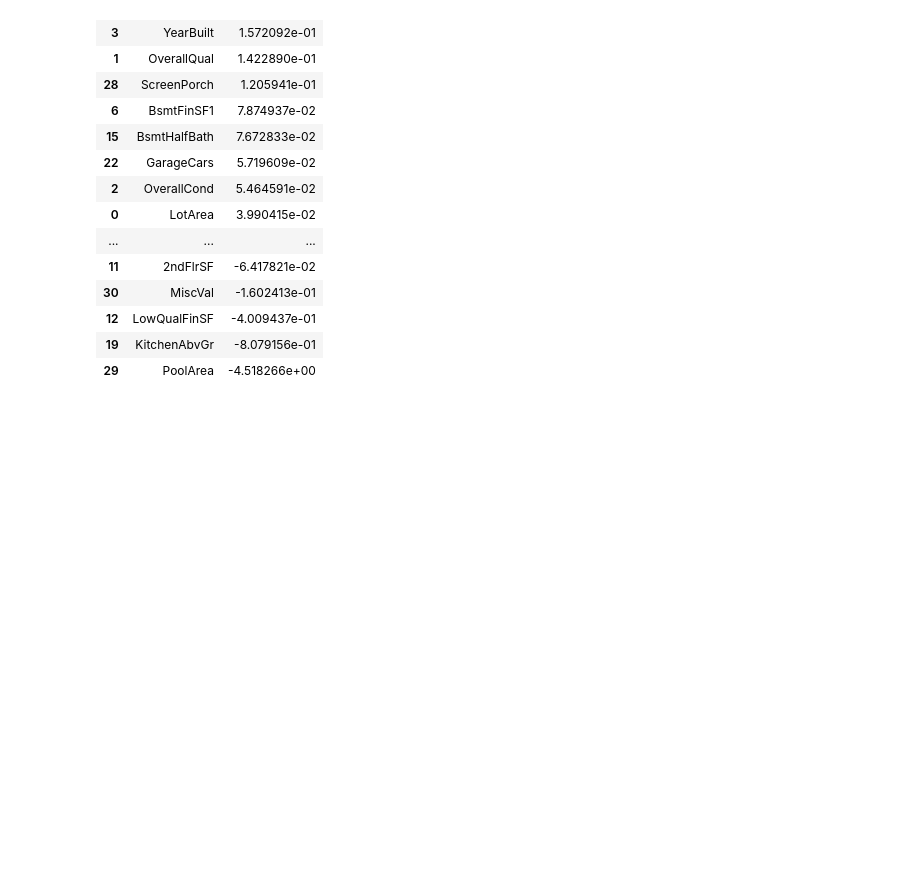
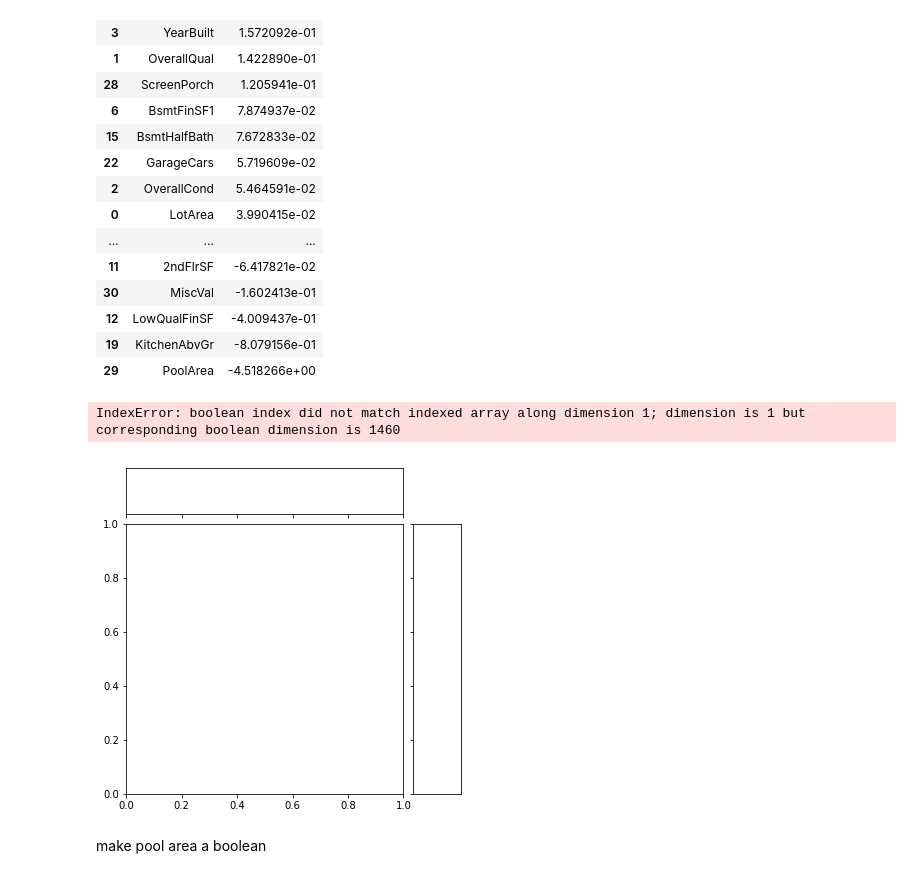
Before and after one commit to dhruvnigam93/hosr_rpice_prediction, a Jupyter notebook: Untitled.ipynb, the cells around one changed output. Drawn from its saved outputs; the diff is of its cells as text; code cells hidden in the pictures; blank space fills up the shorter version.

```diff
--- a/Untitled.ipynb
+++ b/Untitled.ipynb
@@ -239,7 +233,8 @@ GridSearchCV(cv=5, error_score='raise-deprecating',
 # %%
-scale = RobustScaler()
+
 
 model = LinearRegression()
-model.fit(scale.fit_transform(train_data_num_tran), np.log(y))
-model.score(scale.fit_transform(train_data_num_tran) , np.log(y))
+evaluate_model(model , train_data_num_tran , np.log(y))
+
+model.fit(train_data_num_tran , np.log(y))
 # %% [output]
@@ -267,3 +263,10 @@ pd.DataFrame( {'variables':train_data_num.columns , 'coefs' : model.coef_}).sort
 | 12 | LowQualFinSF | -4.009437e-01 |
 | 19 | KitchenAbvGr | -8.079156e-01 |
 | 29 | PoolArea | -4.518266e+00 |
+# %%
+sns.jointplot( scale.fit_transform(train_data_num[['PoolArea']]), np.log(y) )
+# %% [output]
+IndexError: boolean index did not match indexed array along dimension 1; dimension is 1 but corresponding boolean dimension is 1460
+[figure, added]
+# %% [markdown]
+make pool area a boolean
```
Also changed, not shown: parts of 7 cells of this notebook.
